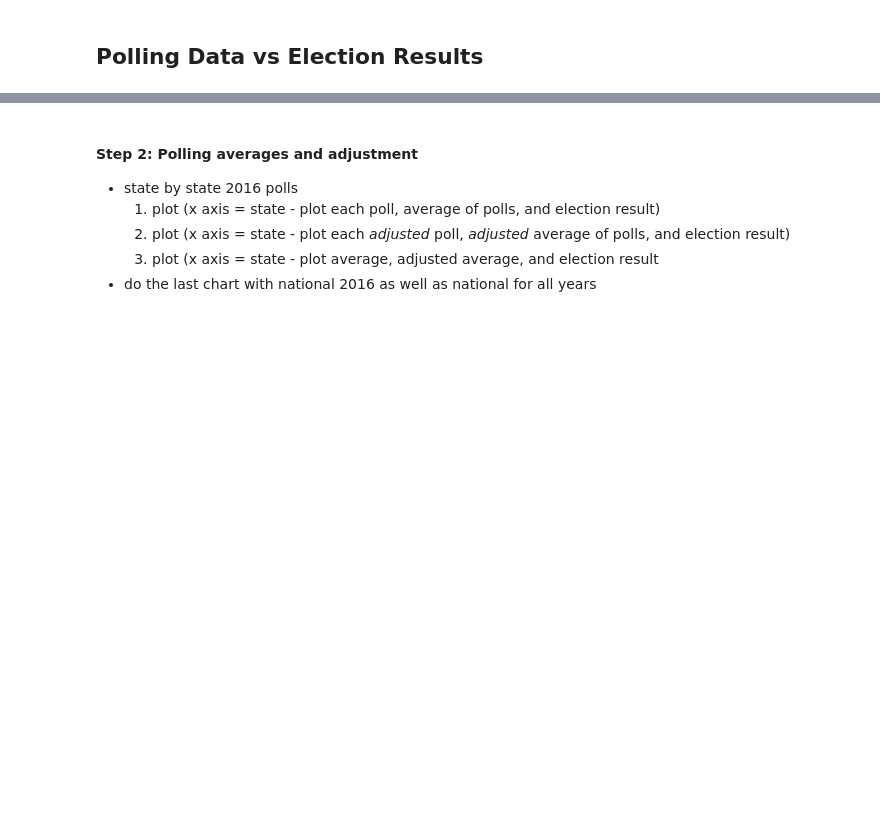
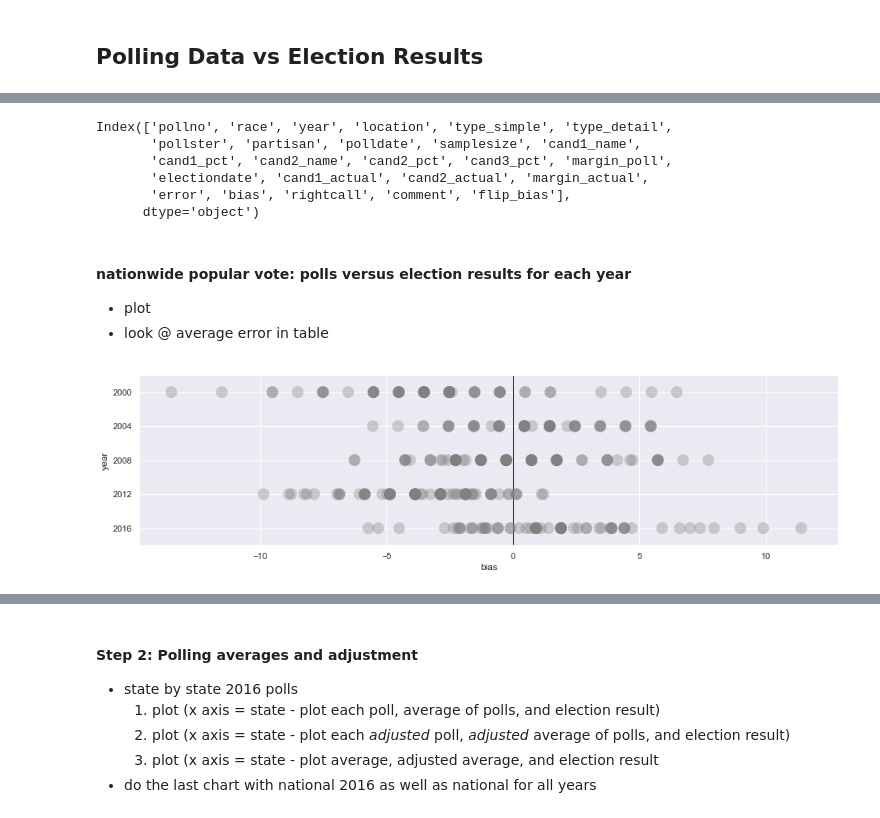
Before and after one commit to dmil/wrangler-polls, a Jupyter notebook: polling-analysis.ipynb, the cells around one changed output, grey strips where cells are left out. Drawn from its saved outputs; the diff is of its cells as text; code cells hidden in the pictures; blank space fills up the shorter version.

```diff
--- a/polling-analysis.ipynb
+++ b/polling-analysis.ipynb
@@ -105,0 +80,6 @@ https://fivethirtyeight.com/features/where-trump-got-his-edge/
+# %%
+polls = pd.read_csv('raw-polls.csv')
+polls['flip_bias'] = -pres_polls_by_state.bias
+pollster_ratings = pd.read_csv('pollster-ratings.csv')
+pres_polls_national = polls[(polls.type_detail=='Pres-G') & (polls.location == 'US')]
+pres_polls_by_state = polls[(polls.type_detail=='Pres-G') & (polls.location != 'US')]
@@ -105,0 +104,25 @@ https://fivethirtyeight.com/features/where-trump-got-his-edge/
+# %%
+pres_polls_national.columns
+# %% [output]
+Index(['pollno', 'race', 'year', 'location', 'type_simple', 'type_detail',
+       'pollster', 'partisan', 'polldate', 'samplesize', 'cand1_name',
+       'cand1_pct', 'cand2_name', 'cand2_pct', 'cand3_pct', 'margin_poll',
+       'electiondate', 'cand1_actual', 'cand2_actual', 'margin_actual',
+       'error', 'bias', 'rightcall', 'comment', 'flip_bias'],
+      dtype='object')
+# %% [markdown]
+#### nationwide popular vote: polls versus election results for each year
+
+
+- plot
+- look @ average error in table
+# %%
+fig, ax = plt.subplots(figsize=(16,4))
+sns.stripplot(data=pres_polls_national,
+                   x='bias', y='year', orient='h', size=15,
+                   jitter=False, alpha=.35, color='grey', ax=ax)
+plt.axvline(x=0, color='black', linewidth=0.8)
+ax.xaxis.grid(True)
+ax.yaxis.grid(True)
+# %% [output]
+[figure, added]
```
Also changed, not shown: parts of 21 cells of this notebook.
